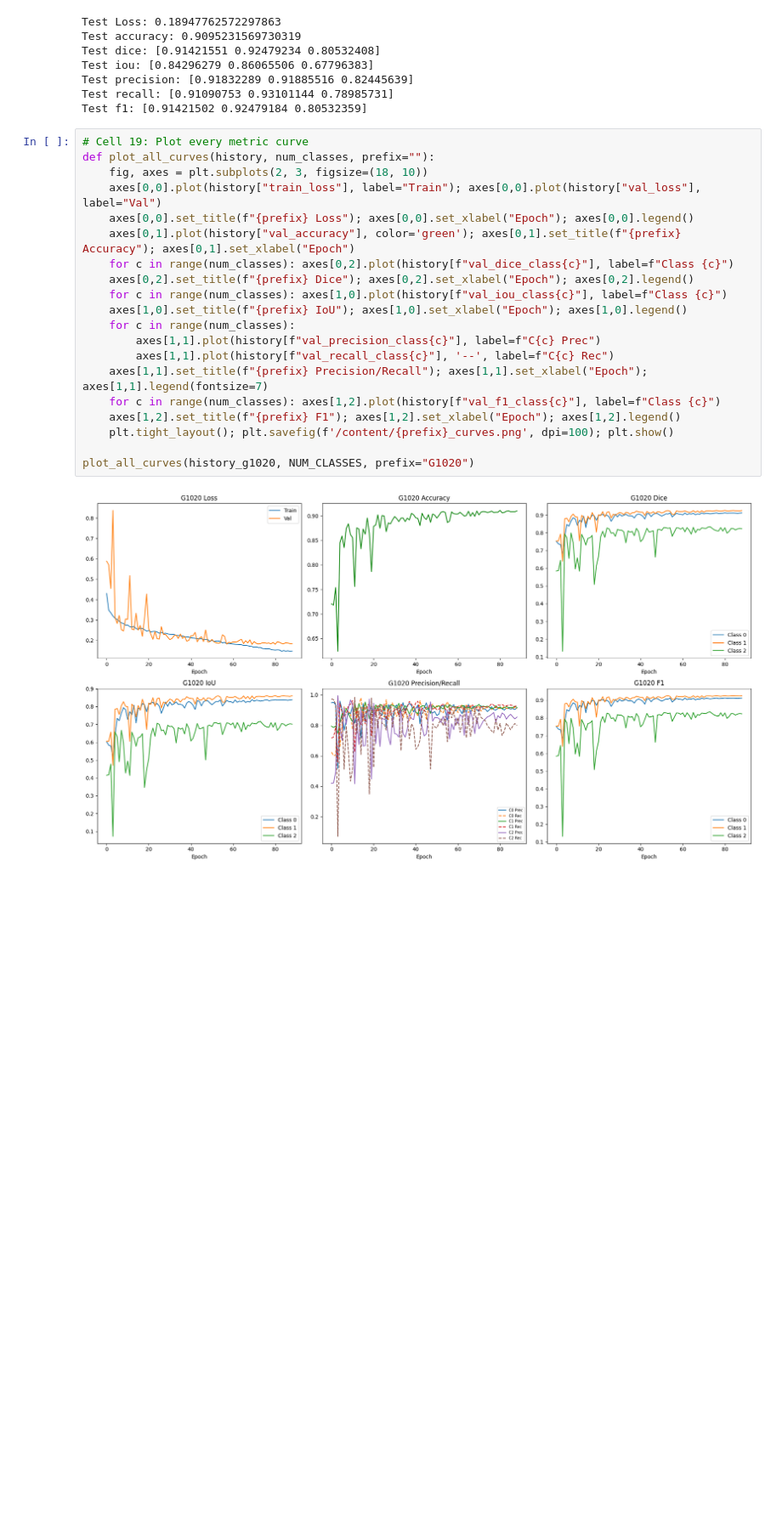
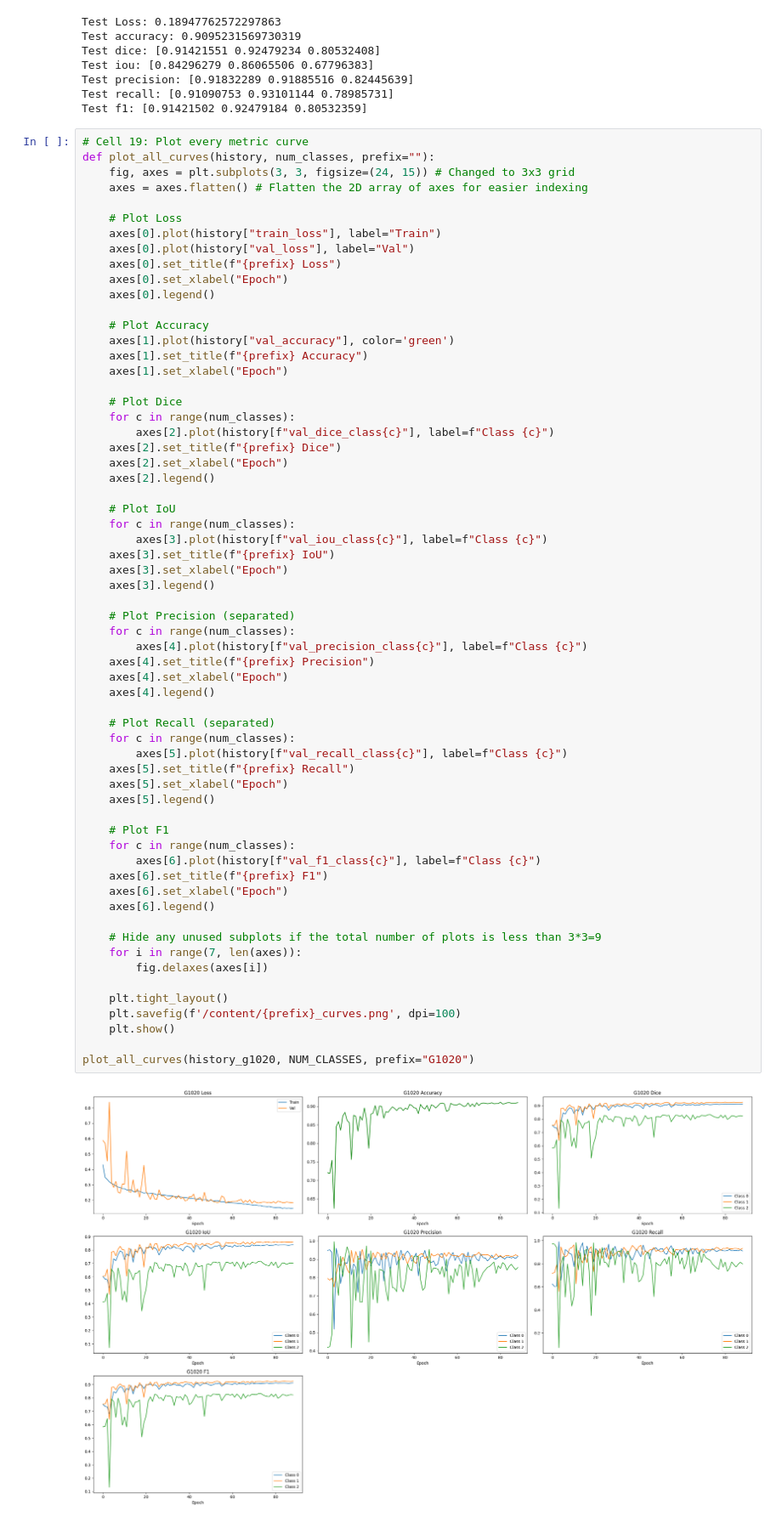
Before and after one commit to KartikMantri/U-Kan-repo, a Jupyter notebook: Table_of_contents_for_collab_research_google_com_G1020.ipynb, the cells around one changed output. Shown at 85% size. Cells and saved outputs as stored; diff of their text form; blank space fills up the shorter version.

```diff
--- a/Table_of_contents_for_collab_research_google_com_G1020.ipynb
+++ b/Table_of_contents_for_collab_research_google_com_G1020.ipynb
@@ -496,25 +496,67 @@ Test f1: [0.91421502 0.92479184 0.80532359]
 # %%
 # Cell 19: Plot every metric curve
 def plot_all_curves(history, num_classes, prefix=""):
-    fig, axes = plt.subplots(2, 3, figsize=(18, 10))
-    axes[0,0].plot(history["train_loss"], label="Train"); axes[0,0].plot(history["val_loss"], label="Val")
-    axes[0,0].set_title(f"{prefix} Loss"); axes[0,0].set_xlabel("Epoch"); axes[0,0].legend()
-    axes[0,1].plot(history["val_accuracy"], color='green'); axes[0,1].set_title(f"{prefix} Accuracy"); axes[0,1].set_xlabel("Epoch")
-    for c in range(num_classes): axes[0,2].plot(history[f"val_dice_class{c}"], label=f"Class {c}")
-    axes[0,2].set_title(f"{prefix} Dice"); axes[0,2].set_xlabel("Epoch"); axes[0,2].legend()
-    for c in range(num_classes): axes[1,0].plot(history[f"val_iou_class{c}"], label=f"Class {c}")
-    axes[1,0].set_title(f"{prefix} IoU"); axes[1,0].set_xlabel("Epoch"); axes[1,0].legend()
+    fig, axes = plt.subplots(3, 3, figsize=(24, 15)) # Changed to 3x3 grid
+    axes = axes.flatten() # Flatten the 2D array of axes for easier indexing
+
+    # Plot Loss
+    axes[0].plot(history["train_loss"], label="Train")
+    axes[0].plot(history["val_loss"], label="Val")
+    axes[0].set_title(f"{prefix} Loss")
+    axes[0].set_xlabel("Epoch")
+    axes[0].legend()
+
+    # Plot Accuracy
+    axes[1].plot(history["val_accuracy"], color='green')
+    axes[1].set_title(f"{prefix} Accuracy")
+    axes[1].set_xlabel("Epoch")
+
+    # Plot Dice
     for c in range(num_classes):
-        axes[1,1].plot(history[f"val_precision_class{c}"], label=f"C{c} Prec")
-        axes[1,1].plot(history[f"val_recall_class{c}"], '--', label=f"C{c} Rec")
-    axes[1,1].set_title(f"{prefix} Precision/Recall"); axes[1,1].set_xlabel("Epoch"); axes[1,1].legend(fontsize=7)
-    for c in range(num_classes): axes[1,2].plot(history[f"val_f1_class{c}"], label=f"Class {c}")
-    axes[1,2].set_title(f"{prefix} F1"); axes[1,2].set_xlabel("Epoch"); axes[1,2].legend()
-    plt.tight_layout(); plt.savefig(f'/content/{prefix}_curves.png', dpi=100); plt.show()
+        axes[2].plot(history[f"val_dice_class{c}"], label=f"Class {c}")
+    axes[2].set_title(f"{prefix} Dice")
+    axes[2].set_xlabel("Epoch")
+    axes[2].legend()
+
+    # Plot IoU
+    for c in range(num_classes):
+        axes[3].plot(history[f"val_iou_class{c}"], label=f"Class {c}")
+    axes[3].set_title(f"{prefix} IoU")
+    axes[3].set_xlabel("Epoch")
+    axes[3].legend()
+
+    # Plot Precision (separated)
+    for c in range(num_classes):
+        axes[4].plot(history[f"val_precision_class{c}"], label=f"Class {c}")
+    axes[4].set_title(f"{prefix} Precision")
+    axes[4].set_xlabel("Epoch")
+    axes[4].legend()
+
+    # Plot Recall (separated)
+    for c in range(num_classes):
+        axes[5].plot(history[f"val_recall_class{c}"], label=f"Class {c}")
+    axes[5].set_title(f"{prefix} Recall")
+    axes[5].set_xlabel("Epoch")
+    axes[5].legend()
+
+    # Plot F1
+    for c in range(num_classes):
+        axes[6].plot(history[f"val_f1_class{c}"], label=f"Class {c}")
+    axes[6].set_title(f"{prefix} F1")
+    axes[6].set_xlabel("Epoch")
+    axes[6].legend()
+
+    # Hide any unused subplots if the total number of plots is less than 3*3=9
+    for i in range(7, len(axes)):
+        fig.delaxes(axes[i])
+
+    plt.tight_layout()
+    plt.savefig(f'/content/{prefix}_curves.png', dpi=100)
+    plt.show()
 
 plot_all_curves(history_g1020, NUM_CLASSES, prefix="G1020")
 # %% [output]
-[figure, old version]
+[figure, new version]
 # %%
 def denormalize(tensor, mean=(0.485, 0.456, 0.406), std=(0.229, 0.224, 0.225)):
     mean = torch.tensor(mean).view(1, 3, 1, 1).to(tensor.device)
```
